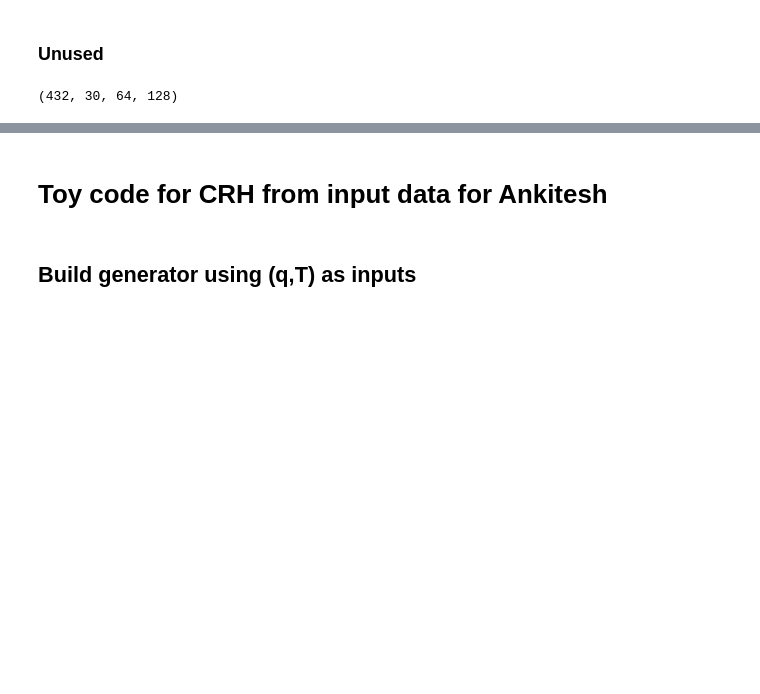
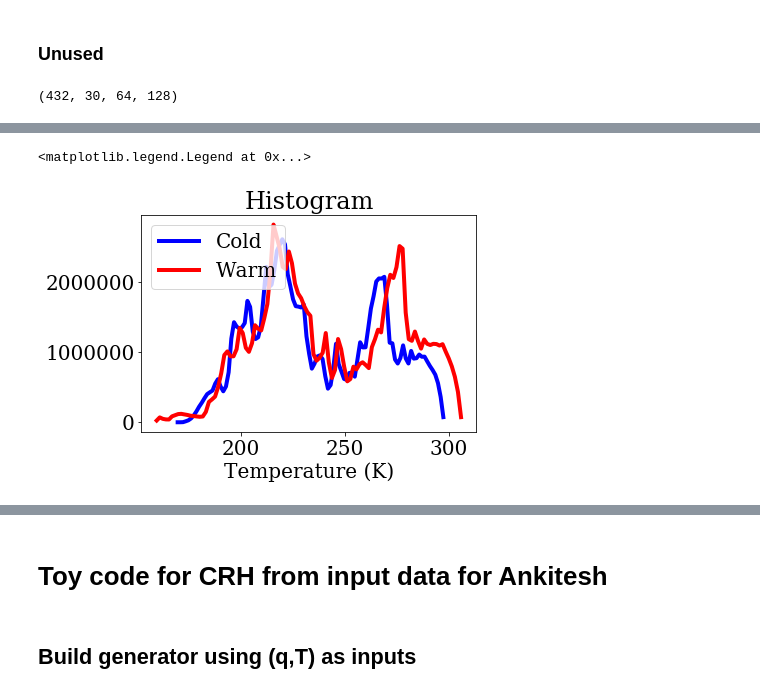
Before and after one commit to wallingTACC/CBRAIN-CAM, a Jupyter notebook: notebooks/tbeucler_devlog/038_Output_normalization_Buoyancy_separation.ipynb, the cells around one changed output, grey strips where cells are left out. Drawn from its saved outputs; the diff is of its cells as text; code cells hidden in the pictures; blank space fills up the shorter version.

```diff
--- a/notebooks/tbeucler_devlog/038_Output_normalization_Buoyancy_separation.ipynb
+++ b/notebooks/tbeucler_devlog/038_Output_normalization_Buoyancy_separation.ipynb
@@ -1965,0 +2018,3 @@ EPT0.shape
+# %%
+Tm4 = datam4K.TAP.values.flatten()
+Tp4 = datap4K.TAP.values.flatten()
@@ -1965,0 +2028,14 @@ EPT0.shape
+# %%
+HTm4,HTm4E = np.histogram(Tm4,bins=100)
+HTp4,HTp4E = np.histogram(Tp4,bins=100)
+HTTNSm4,HTTNSm4E = np.histogram(TTNSm4,bins=100)
+HTTNSp4,HTTNSp4E = np.histogram(TTNSp4,bins=100)
+# %%
+plt.plot(edg2bin(HTm4E),HTm4,color='b',label='Cold')
+plt.plot(edg2bin(HTp4E),HTp4,color='r',label='Warm')
+plt.xlabel('Temperature (K)')
+plt.title('Histogram')
+plt.legend(loc='upper left')
+# %% [output]
+<matplotlib.legend.Legend at 0x...>
+[figure, added]
```
Also changed, not shown: parts of 36 cells of this notebook, 1 other file.
